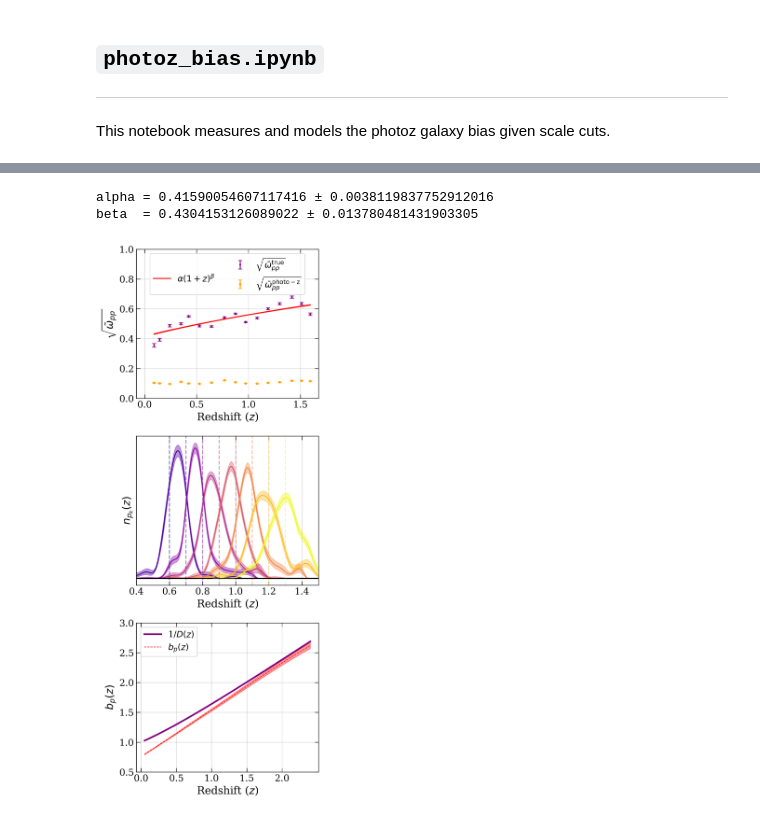
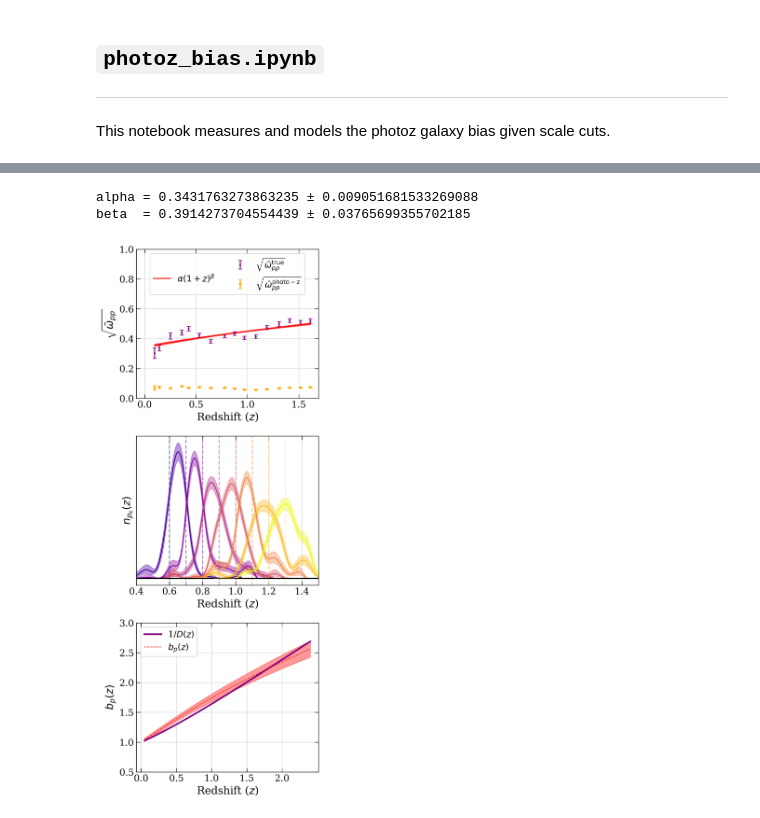
Before and after one commit to JeanCHDJdev/desi-y3-hsc, a Jupyter notebook: src/statistics/nb/photoz_bias.ipynb, the cells around one changed output, grey strips where cells are left out. Drawn from its saved outputs; the diff is of its cells as text; code cells hidden in the pictures.

```diff
--- a/src/statistics/nb/photoz_bias.ipynb
+++ b/src/statistics/nb/photoz_bias.ipynb
@@ -51,6 +51,6 @@ version = "vF"
 CORR_ROOT = ROOT / "src" / "statistics" / "outputs"
 # %%
-stem = "calibration"
+stem = "correction"
 path_dictionary = {
     "dr1": {
         "HSC": CORR_ROOT / stem / f"autos_HSC",
@@ -71,7 +71,7 @@ fr_dr1 = cf.CorrFileReader(path_dictionary["dr1"]["DESIxHSC"])
 fr_dr2 = cf.CorrFileReader(path_dictionary["dr2"]["DESIxHSC"])
 bins_hsc = fr_dr1.get_bins("HSC")
 bhsc_vals = (bins_hsc[1:] + bins_hsc[:-1]) / 2
-scale_cut = [0.3, 3]
+scale_cut = [1, 5]
 patches = [1, 2, 3, 4]
 
 print("Scale cut :", scale_cut)
@@ -158,7 +196,7 @@ with open(
 # %%
 plt.figure(figsize=(8, 3))
 colors = plt.get_cmap("tab10")
-bin_tomo = 11
+bin_tomo = 10
 current_bin_values = data[str(bin_tomo)]
 for index, (key, value) in enumerate(current_bin_values.items()):
     if len(current_bin_values[key]) == 0:
@@ -323,4 +331,5 @@ Version : vF
 # %%
+importlib.reload(comb)
 wpp_scaled = []
 wpp_err_scaled = []
 mask = (vals_z_photo >= 0.0) & (vals_z_photo <= 1.6)
@@ -368,7 +377,7 @@ J[:, 1] = alpha * (1 + z) ** beta * np.log(1 + z)
 
 fit_sigma = np.sqrt(np.sum(J @ pcov * J, axis=1))
 
-with pm.make_plot("photoz_galaxy_correction", figsize=(5, 12), show=True, nrows=3) as (
+with pm.make_plot(f"photoz_galaxy_correction_sc{scale_cut[0]}-{scale_cut[1]}", figsize=(5, 12), show=True, nrows=3) as (
     fig,
     axs,
 ):
@@ -434,33 +443,33 @@ with pm.make_plot("photoz_galaxy_correction", figsize=(5, 12), show=True, nrows=
     axs[1].axvline(x=(6) * 0.1, color=cmap(0), linestyle="--", alpha=0.5)
 
     zv = np.linspace(0.05, 2.4, 150)
     bias = (
         lambda z: alpha * (1 + z) ** beta * np.sqrt(0.1 / wdm_interpolator(z))
     )  # dz=0.1
     bias_err = bias(zv) * np.sqrt(
         (alpha_err / alpha) ** 2 + (beta_err * np.log(1 + zv)) ** 2
     )
     gf = ccl.background.growth_factor(ct.COSMO_ccl, a=1 / (1 + zv))
     axs[2].plot(zv, 1 / gf, color="purple", label=r"1/$D(z)$", linewidth=2.5)
     axs[2].fill_between(
         zv, bias(zv) - bias_err, bias(zv) + bias_err, color="red", alpha=0.4
     )
     axs[2].plot(
         zv,
         bias(zv),
         color="red",
         label=r"$b_p(z)$",
         linestyle="--",
         linewidth=0.9,
         alpha=1,
     )
     axs[2].set_xticks(np.arange(0, 2.5, 0.5))
     axs[2].set_yticks([0.5, 1.0, 1.5, 2.0, 2.5, 3.0, 3.5])
     axs[2].set_ylim(0.5, 3)
     axs[2].set_xlabel(r"Redshift ($z$)")
     axs[2].set_ylabel(r"$b_p(z)$")
     axs[2].legend(loc="upper left", fontsize=13)
 # %% [output]
-alpha = 0.41590054607117416 ± 0.0038119837752912016
-beta  = 0.4304153126089022 ± 0.013780481431903305
+alpha = 0.3431763273863235 ± 0.009051681533269088
+beta  = 0.3914273704554439 ± 0.03765699355702185
-[figure, old version]
+[figure, new version]
```
Also changed, not shown: parts of 9 cells of this notebook, 17 other files.
